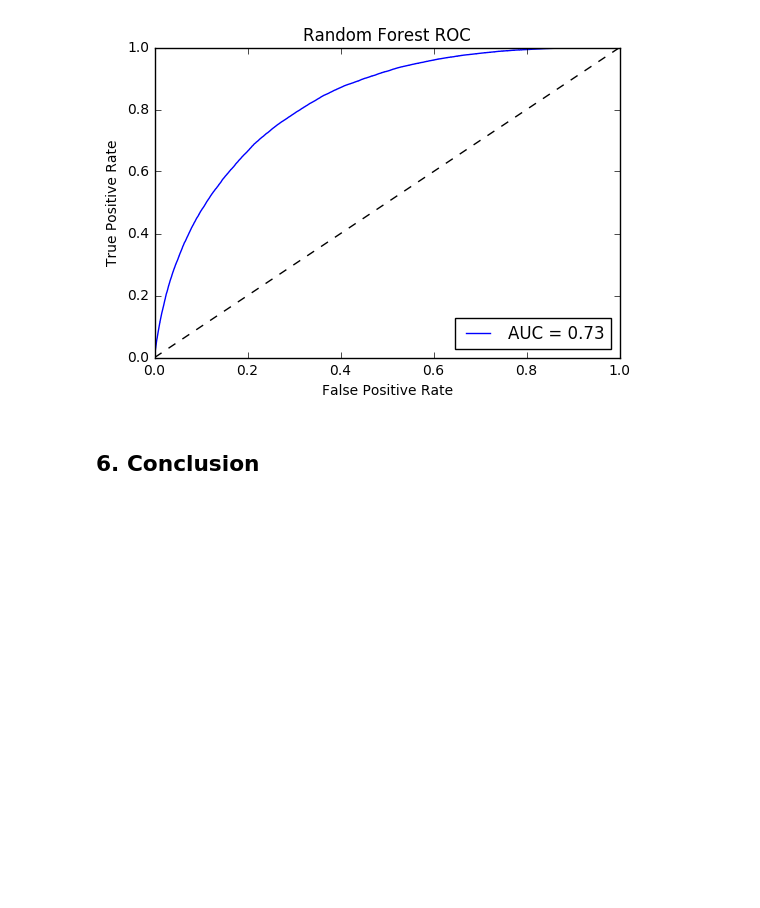
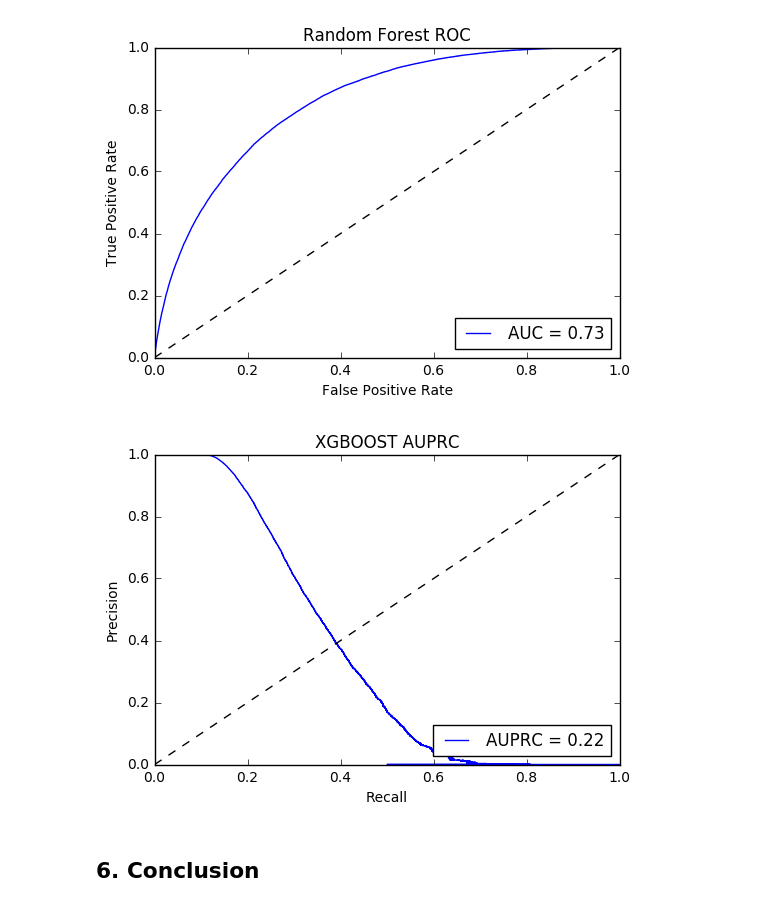
Before and after one commit to ferrarisf50/Fannie-Mae-single-family-mortgage-loan-data, a Jupyter notebook: Predict_default.ipynb, the cells around one changed output. Cells and saved outputs as stored; diff of their text form; code cells hidden in the pictures; blank space fills up the shorter version.

```diff
--- a/Predict_default.ipynb
+++ b/Predict_default.ipynb
@@ -649,2 +605,2 @@ print(feature_name)
 # %%
-Combined_Data=pd.read_csv("Combined_Data_cleaned_2007Q4.txt",sep="|")
+Combined_Data_2007Q4=pd.read_csv("Combined_Data_cleaned_2007Q4.txt",sep="|")
@@ -651,6 +613,6 @@ Combined_Data=pd.read_csv("Combined_Data_cleaned_2007Q4.txt",sep="|")
 # %%
-y = Combined_Data['Default'].values
-X = Combined_Data.drop(['Default'], axis=1).values
+y = Combined_Data_2007Q4['Default'].values
+X = Combined_Data_2007Q4.drop(['Default'], axis=1).values
 # %%
 predict = model.predict(X)
 print(classification_report(y, predict))
@@ -679,6 +641,18 @@ plt.title('Random Forest ROC')
 plt.legend(loc="lower right", frameon = True).get_frame().set_edgecolor('black')
 # %% [output]
 [figure]
+# %%
+fpr, tpr, thresholds = precision_recall_curve(y, model.predict_proba(X)[:,1])
+roc_auc = average_precision_score(y, predict)
+
+plt.plot(fpr, tpr, lw=1, label='AUPRC = %0.2f'%(roc_auc))
+plt.plot([0, 1], [0, 1], '--k', lw=1)
+plt.xlabel('Recall')
+plt.ylabel('Precision')
+plt.title('XGBOOST AUPRC')
+plt.legend(loc="lower right", frameon = True).get_frame().set_edgecolor('black')
+# %% [output]
+[figure, added]
 # %% [markdown]
 ## 6. Conclusion
 # %% [markdown]
```
Also changed, not shown: parts of 19 cells of this notebook.
